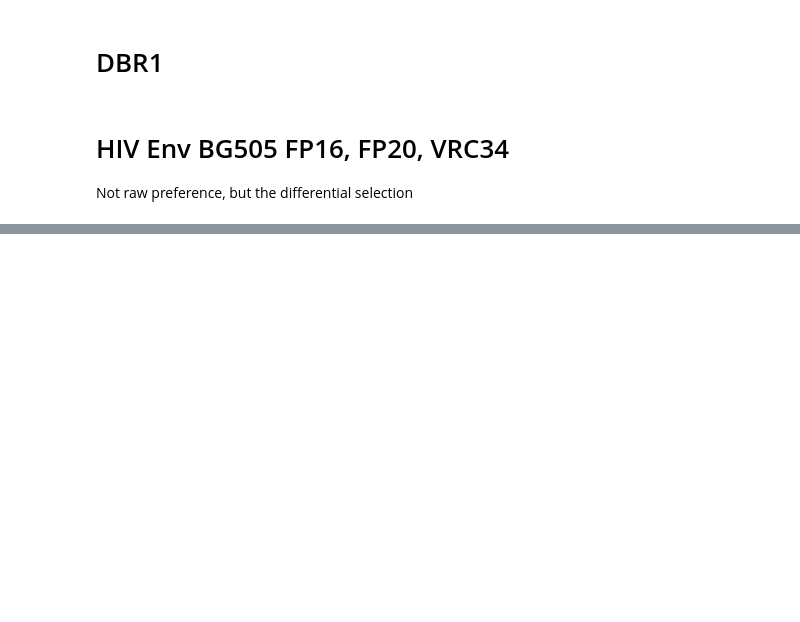
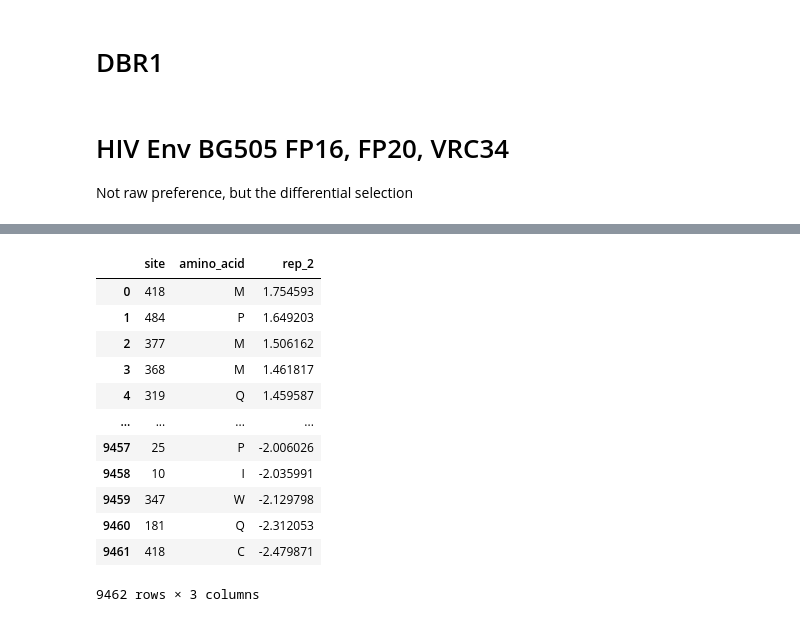
Before and after one commit to bartonlab/paper-DMS-inference, a Jupyter notebook: preference_transform.ipynb, the cells around one changed output, grey strips where cells are left out. Cells and saved outputs as stored; diff of their text form; code cells hidden in the pictures; blank space fills up the shorter version.

```diff
--- a/preference_transform.ipynb
+++ b/preference_transform.ipynb
@@ -514,0 +587,19 @@ df_merge.to_csv(PREF_MERGED_DIR + Target_name + '.csv.gz', index = False, compre
+# %%
+pref_file = './data/prefs/replicate-2_mutvir_MxAneg_mutvir_MS_mutdiffsel.txt'
+rep_num = 'rep_2'
+df2 = transform_MxA(pref_file, rep_num)
+df2
+# %% [output]
+|  | site | amino_acid | rep_2 |
+| 0 | 418 | M | 1.754593 |
+| 1 | 484 | P | 1.649203 |
+| 2 | 377 | M | 1.506162 |
+| 3 | 368 | M | 1.461817 |
+| 4 | 319 | Q | 1.459587 |
+| ... | ... | ... | ... |
+| 9457 | 25 | P | -2.006026 |
+| 9458 | 10 | I | -2.035991 |
+| 9459 | 347 | W | -2.129798 |
+| 9460 | 181 | Q | -2.312053 |
+| 9461 | 418 | C | -2.479871 |
+9462 rows × 3 columns
```
Also changed, not shown: parts of 5 cells of this notebook, 35 other files.
